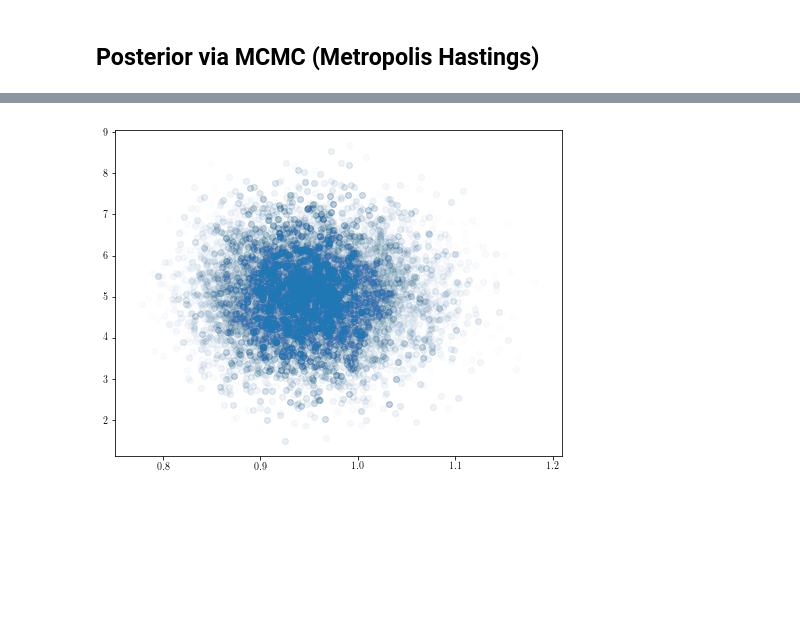
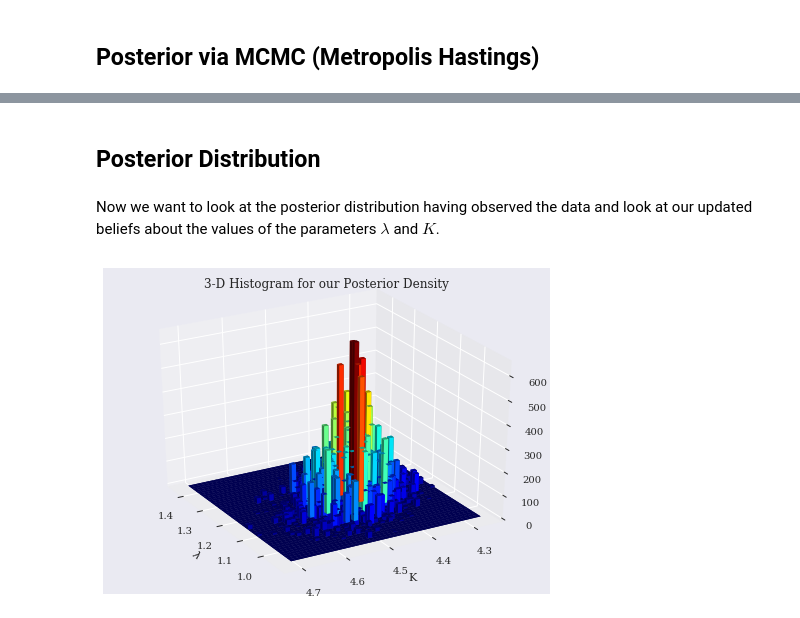
Before and after one commit to thomasarmstrong98/ODE_statistical_inference, a Jupyter notebook: logistic_two_param_mcmc.ipynb, the cells around one changed output, grey strips where cells are left out. Saved outputs shown, nothing was run; the diff lists cells and outputs as text; code cells hidden in the pictures; blank space fills up the shorter version.

```diff
--- a/logistic_two_param_mcmc.ipynb
+++ b/logistic_two_param_mcmc.ipynb
@@ -216,5 +205,4 @@ true_K
-# %%
-plt.scatter(hist["lambda"], hist["k"], alpha = 0.01)
-plt.show()
-# %% [output]
-[figure, removed]
+# %% [markdown]
+## Posterior Distribution
+# %% [markdown]
+Now we want to look at the posterior distribution having observed the data and look at our updated beliefs about the values of the parameters $\lambda$ and $K$.
@@ -220,0 +211,36 @@ plt.show()
+# %%
+xAmplitudes = hist["lambda"][20:]
+yAmplitudes = hist["k"][20:]
+
+x = np.array(xAmplitudes, dtype = 'float64')   #turn x,y data into numpy arrays
+y = np.array(yAmplitudes, dtype = 'float64')
+
+fig = plt.figure()          #create a canvas, tell matplotlib it's 3d
+ax = fig.add_subplot(111, projection='3d')
+
+histo, xedges, yedges = np.histogram2d(x, y, bins=(45,45))
+xpos, ypos = np.meshgrid(xedges[:-1]+xedges[1:], yedges[:-1]+yedges[1:])
+
+xpos = xpos.flatten()/2.
+ypos = ypos.flatten()/2.
+zpos = np.zeros_like (xpos)
+
+dx = xedges [1] - xedges [0]
+dy = yedges [1] - yedges [0]
+dz = histo.flatten()
+
+cmap = plt.cm.get_cmap('jet') # Get desired colormap
+max_height = np.max(dz)   # get range of colorbars so we can normalize
+min_height = np.min(dz)
+# scale each z to [0,1], and get their rgb values
+rgba = [cmap((k-min_height)/max_height) for k in dz]
+
+ax.bar3d(xpos, ypos, zpos, dx, dy, dz, color=rgba, zsort='average')
+plt.title("3-D Histogram for our Posterior Density")
+plt.xlabel("$\lambda$")
+plt.ylabel("K")
+ax.view_init(30, 150)
+
+plt.show()
+# %% [output]
+[figure, added]
```
Also changed, not shown: parts of 22 cells of this notebook.
